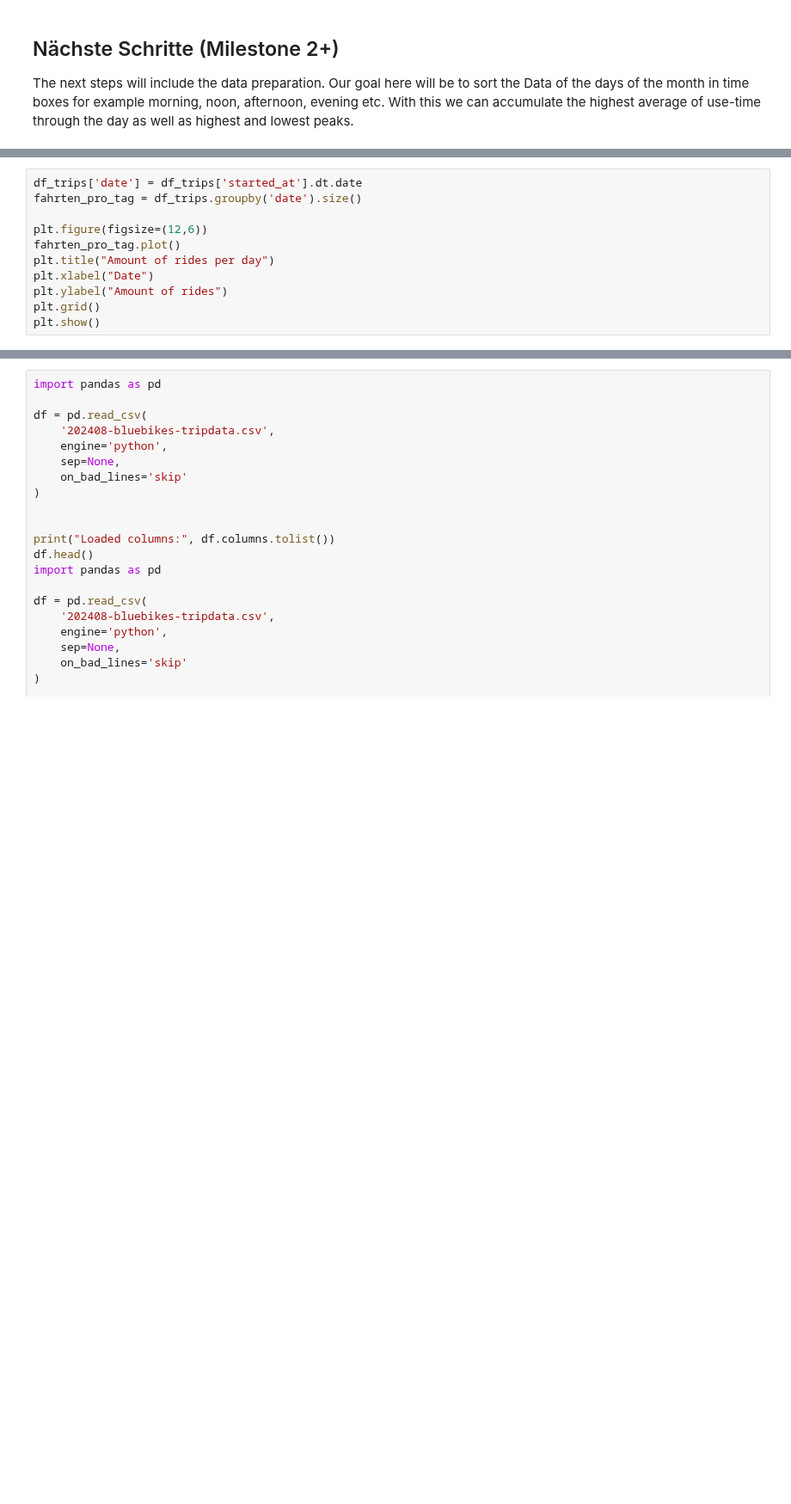
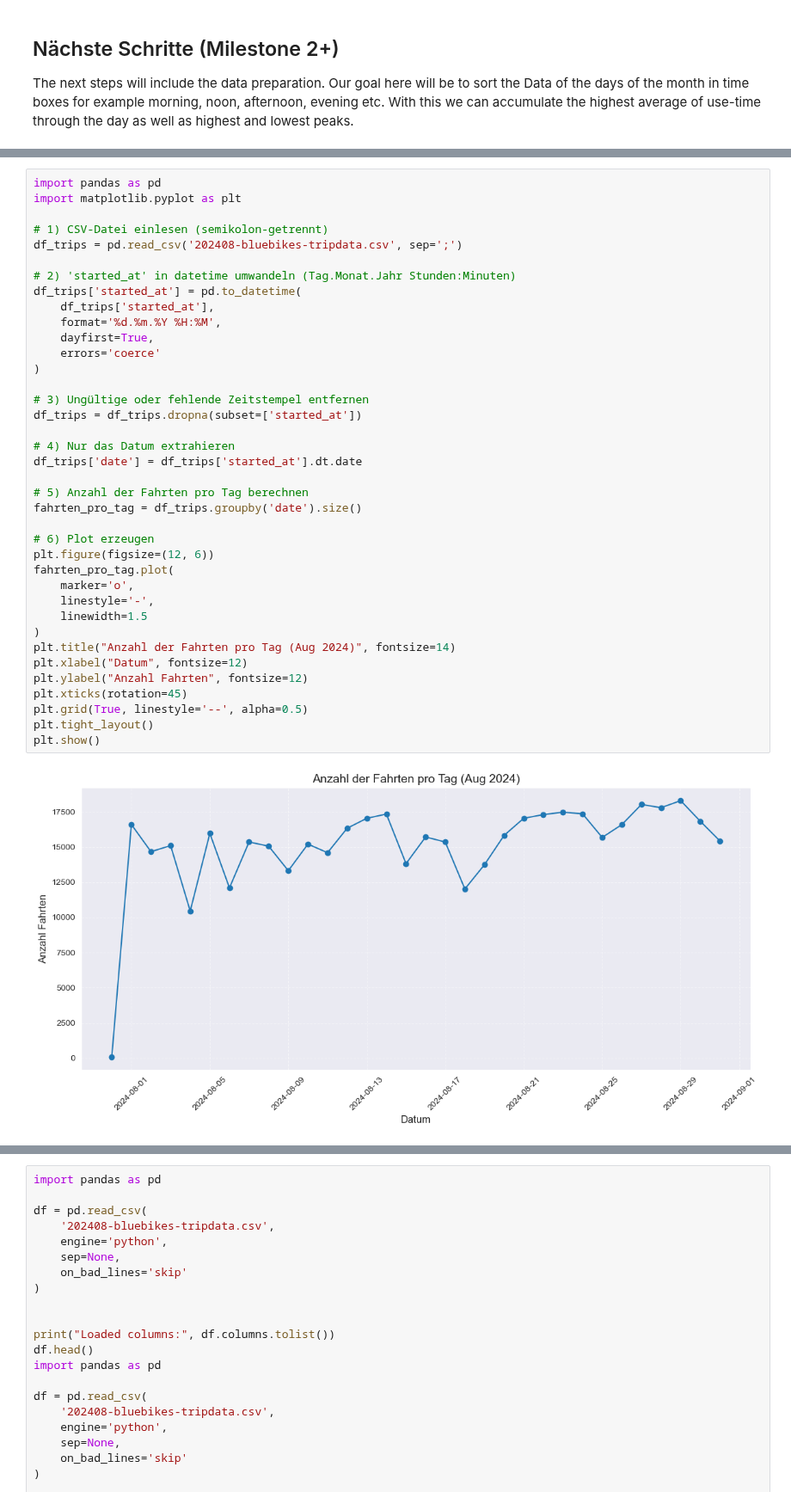
Before and after one commit to RubenCharara/Data-Science-and-Machine-Learning, a Jupyter notebook: milestone1_citibike.ipynb, the cells around one changed output, grey strips where cells are left out. Shown at 86% size. Cells and saved outputs as stored; diff of their text form; blank space fills up the shorter version.

```diff
--- a/milestone1_citibike.ipynb
+++ b/milestone1_citibike.ipynb
@@ -136,12 +147,41 @@ plt.show()
 # %%
+import pandas as pd
+import matplotlib.pyplot as plt
+
+# 1) CSV-Datei einlesen (semikolon-getrennt)
+df_trips = pd.read_csv('202408-bluebikes-tripdata.csv', sep=';')
+
+# 2) 'started_at' in datetime umwandeln (Tag.Monat.Jahr Stunden:Minuten)
+df_trips['started_at'] = pd.to_datetime(
+    df_trips['started_at'],
+    format='%d.%m.%Y %H:%M',
+    dayfirst=True,
+    errors='coerce'
+)
+
+# 3) Ungültige oder fehlende Zeitstempel entfernen
+df_trips = df_trips.dropna(subset=['started_at'])
+
+# 4) Nur das Datum extrahieren
 df_trips['date'] = df_trips['started_at'].dt.date
+
+# 5) Anzahl der Fahrten pro Tag berechnen
 fahrten_pro_tag = df_trips.groupby('date').size()
 
-plt.figure(figsize=(12,6))
-fahrten_pro_tag.plot()
-plt.title("Amount of rides per day")
-plt.xlabel("Date")
-plt.ylabel("Amount of rides")
-plt.grid()
+# 6) Plot erzeugen
+plt.figure(figsize=(12, 6))
+fahrten_pro_tag.plot(
+    marker='o',
+    linestyle='-',
+    linewidth=1.5
+)
+plt.title("Anzahl der Fahrten pro Tag (Aug 2024)", fontsize=14)
+plt.xlabel("Datum", fontsize=12)
+plt.ylabel("Anzahl Fahrten", fontsize=12)
+plt.xticks(rotation=45)
+plt.grid(True, linestyle='--', alpha=0.5)
+plt.tight_layout()
 plt.show()
+# %% [output]
+[figure, added]
 # %%
```
Also changed, not shown: parts of 11 cells of this notebook.
